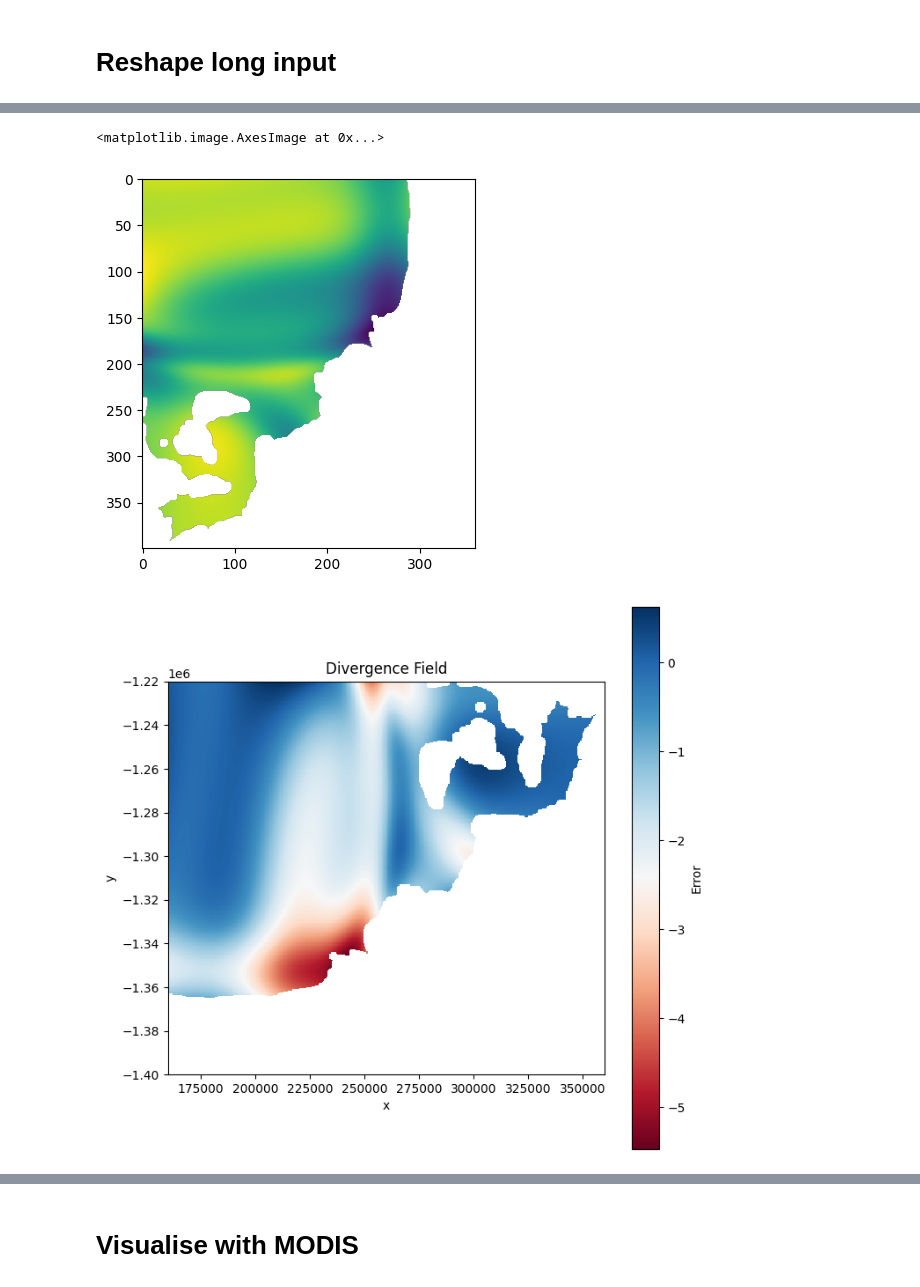
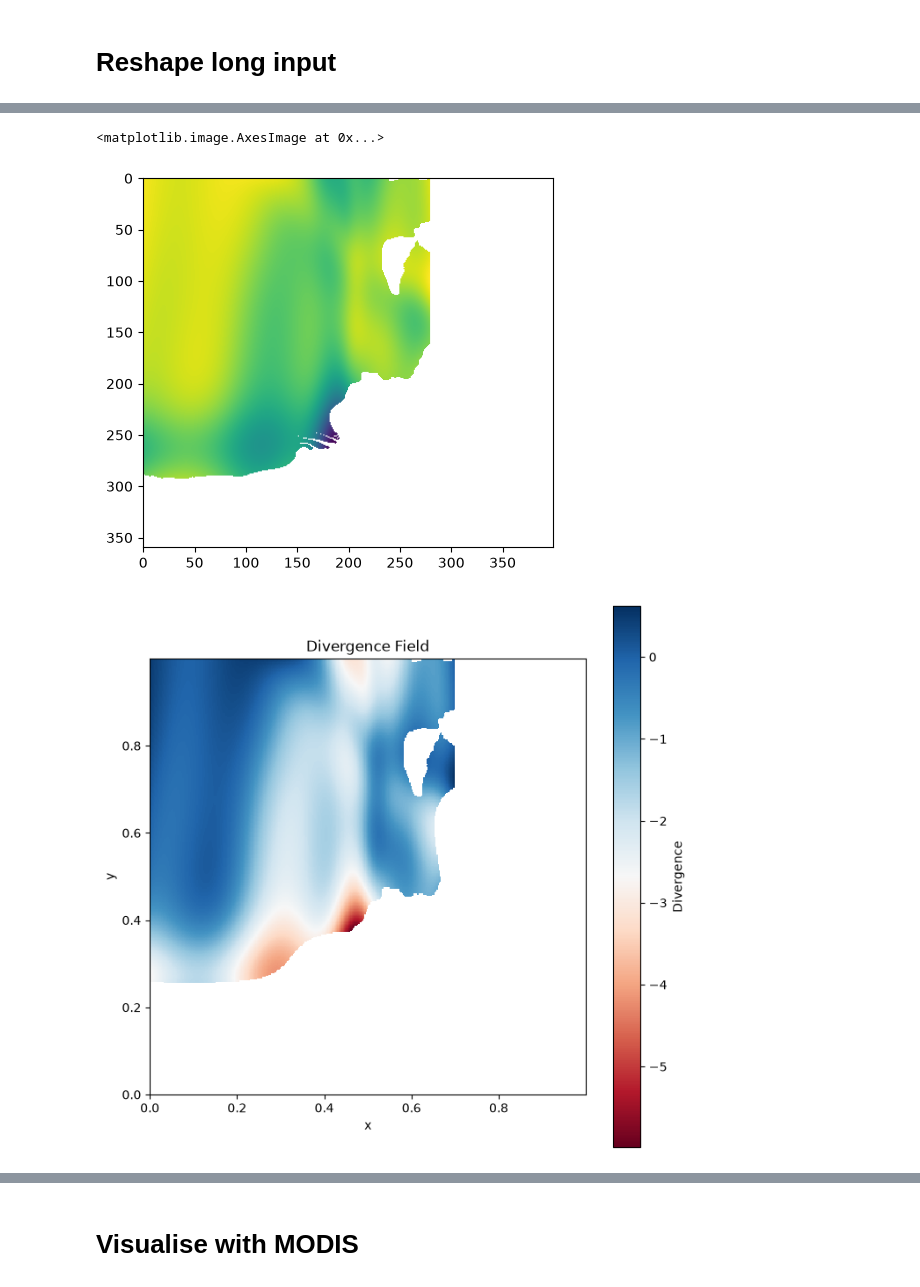
Before and after one commit to kimbente/basal_melt_around_ross_island, a Jupyter notebook: train_fluxnet_on_all_data.ipynb, the cells around one changed output, grey strips where cells are left out. Saved outputs shown, nothing was run; the diff lists cells and outputs as text; code cells hidden in the pictures.

```diff
--- a/train_fluxnet_on_all_data.ipynb
+++ b/train_fluxnet_on_all_data.ipynb
@@ -342,0 +331,11 @@ Coordinates:
+# %%
+path_to_phase_based_ice_vel = "/Users/kim.bente/DATA/ice_velocity/NSIDC-0484_2-20261004_220442/antarctica_ice_velocity_450m_v2.nc"
+
+ice_vel_phase = xr.open_dataset(path_to_phase_based_ice_vel)
+# print(ice_vel_phase)  # shows variables, dimensions and coordinates
+
+# Subset for Ross Island region
+ice_vel_phase_ross_island = ice_vel_phase.sel(
+    x = slice(x_min, x_max),
+    y = slice(y_max, y_min) # Note: y_max and y_min are reversed because y decreases southward in polar stereographic coordinates
+)
@@ -352,7 +387,7 @@ model = model.to(device)
 model.eval()
 
 # Move data to device (not too big for memory)
-XY_long_tensor = XY_long_tensor.to(device)
+XY_long_tensor = XY_long_tensor.to(device).to(torch.float32)
 
 # Total length
 N = XY_long_tensor.shape[0]
@@ -375,6 +410,7 @@ for i in range(0, N, batch_size):
 
     flux_predictions_batch = model(XY_batch)
 
+
     div_batch = compute_divergence_field(
         mean_pred = flux_predictions_batch,
         x_grad = XY_batch)
@@ -407,0 +446,4 @@ Processing batch 140000 to 144000...
+# %%
+# Take the shapes from the mask directly
+div_container_square = div_container.unsqueeze(1).reshape(combined_mask.shape[0], combined_mask.shape[1])
+print("Divergence field shape:", div_container_square.shape)
@@ -408,2 +454,6 @@ Processing batch 140000 to 144000...
+# %%
+# 1 is valid, 0 not
+# Replace invalid cells with nana
+div_container_square_masked = div_container_square.masked_fill(stricter_combined_mask != 1, float("nan"))
 # %% [markdown]
 # Reshape long input
@@ -427,29 +465,29 @@ plt.imshow(div_container_square.cpu().detach().numpy())
 # %%
-plt.imshow(div_square.cpu().detach().numpy())
+plt.imshow(div_container_square_masked.cpu().detach().numpy())
 # %% [output]
 <matplotlib.image.AxesImage at 0x...>
-[figure, old version]
+[figure, new version]
 # %%
 plt.figure(figsize = (8, 8))
 plt.pcolormesh(
     # NOTE: 2D inputs
     # NOTE: Take original coords
-    torch.tensor(X.values).cpu().detach().numpy(),
-    torch.tensor(Y.values).cpu().detach().numpy(),
-    div_square.cpu().detach().numpy(),
+    torch.tensor(XY_long_tensor[:, 0].reshape(combined_mask.shape)).cpu().detach().numpy(),
+    torch.tensor(XY_long_tensor[:, 1].reshape(combined_mask.shape)).cpu().detach().numpy(),
+    div_container_square_masked.cpu().detach().numpy(),
     cmap = "RdBu",
     # equivalent to a -3, 3 mapping
     #vmax = 0.1,
     #vmin = -0.1
 )
-plt.colorbar(label = "Error")
+plt.colorbar(label = "Divergence")
 plt.xlabel("x")
 plt.ylabel("y")
 plt.title("Divergence Field")
 plt.gca().set_aspect("equal")
 plt.show()
 # %% [output]
-[figure, old version]
+[figure, new version]
 # %% [markdown]
 # Convert units back to physical units
 
```
Also changed, not shown: parts of 24 cells of this notebook, 25 other files.
